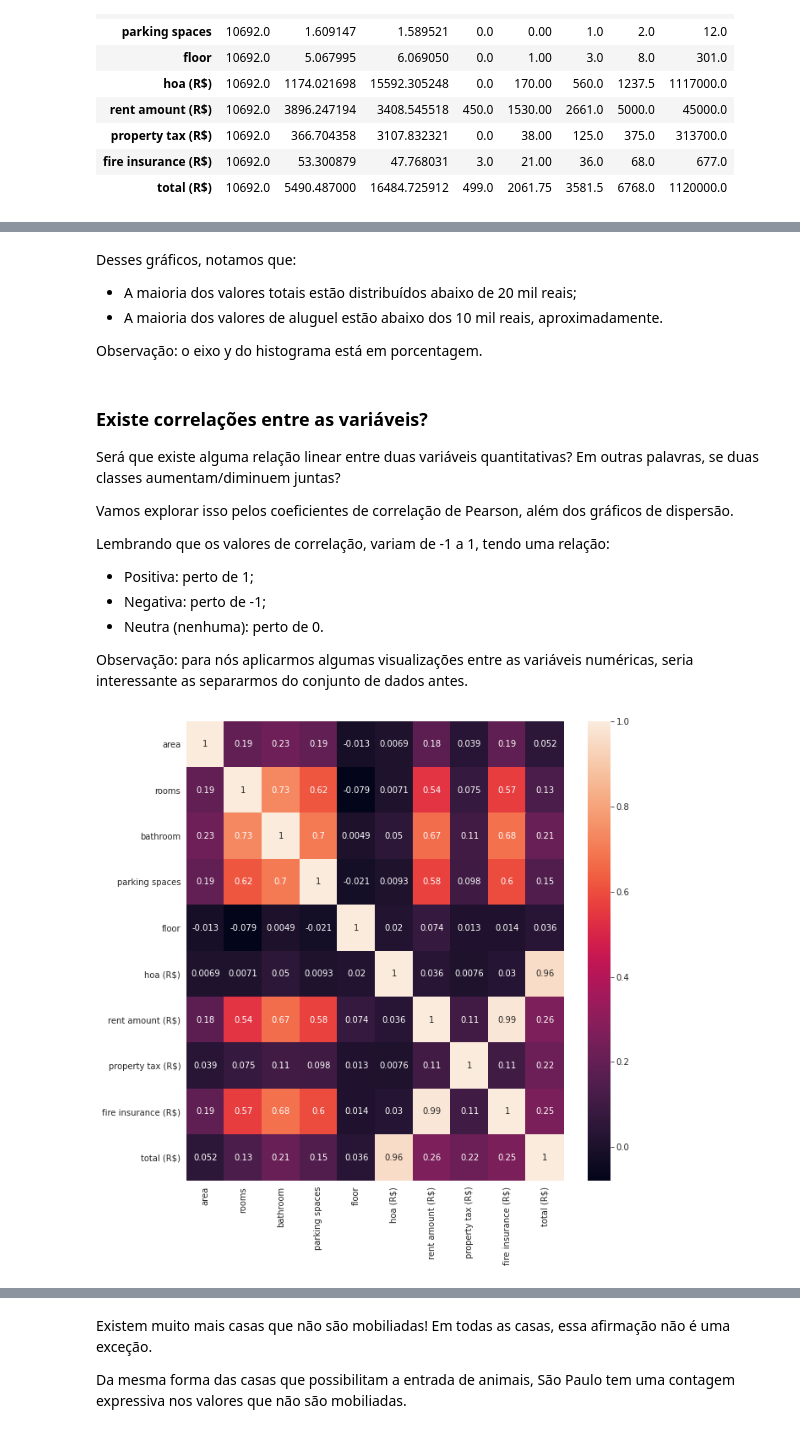
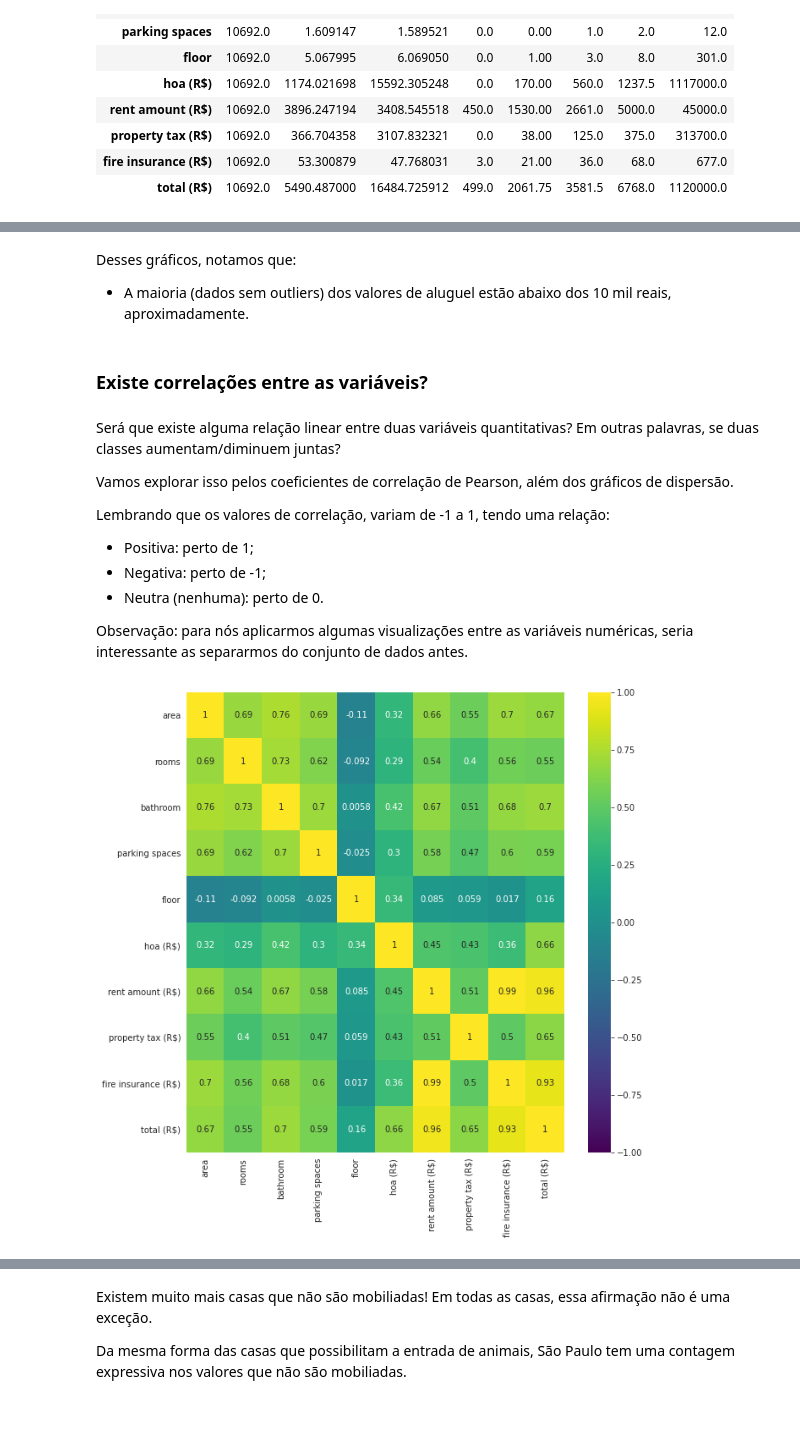
Before and after one commit to Emersonmiady/houses-rent-br, a Jupyter notebook: alugueis_brasil.ipynb, the cells around one changed output, grey strips where cells are left out. Saved outputs shown, nothing was run; the diff lists cells and outputs as text; code cells hidden in the pictures.

```diff
--- a/alugueis_brasil.ipynb
+++ b/alugueis_brasil.ipynb
@@ -224,0 +247,8 @@ Para responder a essa pergunta, fiz uma função que mostra o histograma e o *bo
+# %%
+# Função para resgatar os dados a partir de um certro quartil
+def catch_outliers(feature, quantile):
+  houses_copy = houses.copy()
+  houses_copy_sorted = houses_copy.sort_values(feature)
+  wanted_houses = houses_copy_sorted[int(len(houses_copy)*quantile):]
+  wanted_houses = wanted_houses.sort_values(feature, ascending=False)
+  return wanted_houses.head(10)
@@ -224,0 +322,29 @@ Para responder a essa pergunta, fiz uma função que mostra o histograma e o *bo
+# %%
+# Quero remover as linhas dos dataframes abaixo:
+indexes_to_remove = []
+
+# 3 primeiras linhas do dataframe (acima) de area
+area_to_remove = catch_outliers('area', 0.75).head(3).index
+for i in area_to_remove:
+  indexes_to_remove.append(i)
+
+# Primeira linha do dataframe (acima) de floor
+floor_to_remove = catch_outliers('floor', 0.75).head(1).index
+for i in floor_to_remove:
+  indexes_to_remove.append(i)
+
+# 6 primeiras linhas do dataframe (acima) de hoa (R$)
+hoa_to_remove = catch_outliers('hoa (R$)', 0.75).head(6).index
+for i in hoa_to_remove:
+  indexes_to_remove.append(i)
+
+# Primeira linha do dataframe (acima) de property tax (R$)
+property_tax_to_remove = catch_outliers('property tax (R$)', 0.75).head(1).index
+for i in property_tax_to_remove:
+  indexes_to_remove.append(i)
+
+print('Índices das linhas a serem removidos:')
+print(indexes_to_remove)
+
+# Obs: Não removi de total (R$) pois escolhendo essas linhas acima,
+# automaticamente os outliers de total (R$) são removidos
@@ -224,0 +356,2 @@ Para responder a essa pergunta, fiz uma função que mostra o histograma e o *bo
+# %%
+houses.drop(indexes_to_remove, inplace=True)
@@ -248,11 +399,9 @@ show_histogram_boxplot('rent amount (R$)', houses)
 # %% [markdown]
 Desses gráficos, notamos que:
-- A maioria dos valores totais estão distribuídos abaixo de 20 mil reais;
-- A maioria dos valores de aluguel estão abaixo dos 10 mil reais, aproximadamente.
-
-Observação: o eixo y do histograma está em porcentagem.
+- A maioria (dados sem outliers) dos valores de aluguel estão abaixo dos 10 mil reais, aproximadamente.
+# %% [markdown]
+### Existe correlações entre as variáveis?
 # %% [markdown]
-### Existe correlações entre as variáveis?
 Será que existe alguma relação linear entre duas variáveis quantitativas? Em outras palavras, se duas classes aumentam/diminuem juntas?
 
 Vamos explorar isso pelos coeficientes de correlação de Pearson, além dos gráficos de dispersão.
@@ -266,15 +415,16 @@ Observação: para nós aplicarmos algumas visualizações entre as variáveis n
 # %%
 # Dividir o dataset em dados numéricos
 houses_numerical = houses[houses.dtypes[houses.dtypes != 'object'].index]
 
 # Exibir heatmap (mapa térmico de correlação)
 houses_correlated = houses_numerical.corr()
 
 plt.figure(figsize=(10,10))
-houses_heatmap = sns.heatmap(houses_correlated, annot=True)
+houses_heatmap = sns.heatmap(houses_correlated, annot=True,
+                             vmax=1, vmin=-1, cmap='viridis')
 plt.show()
 # %% [output]
-[figure, old version]
+[figure, new version]
 # %%
 # Exibir todos os scatterplots possíveis
 sns.pairplot(houses_numerical)
```
Also changed, not shown: parts of 112 cells of this notebook.
